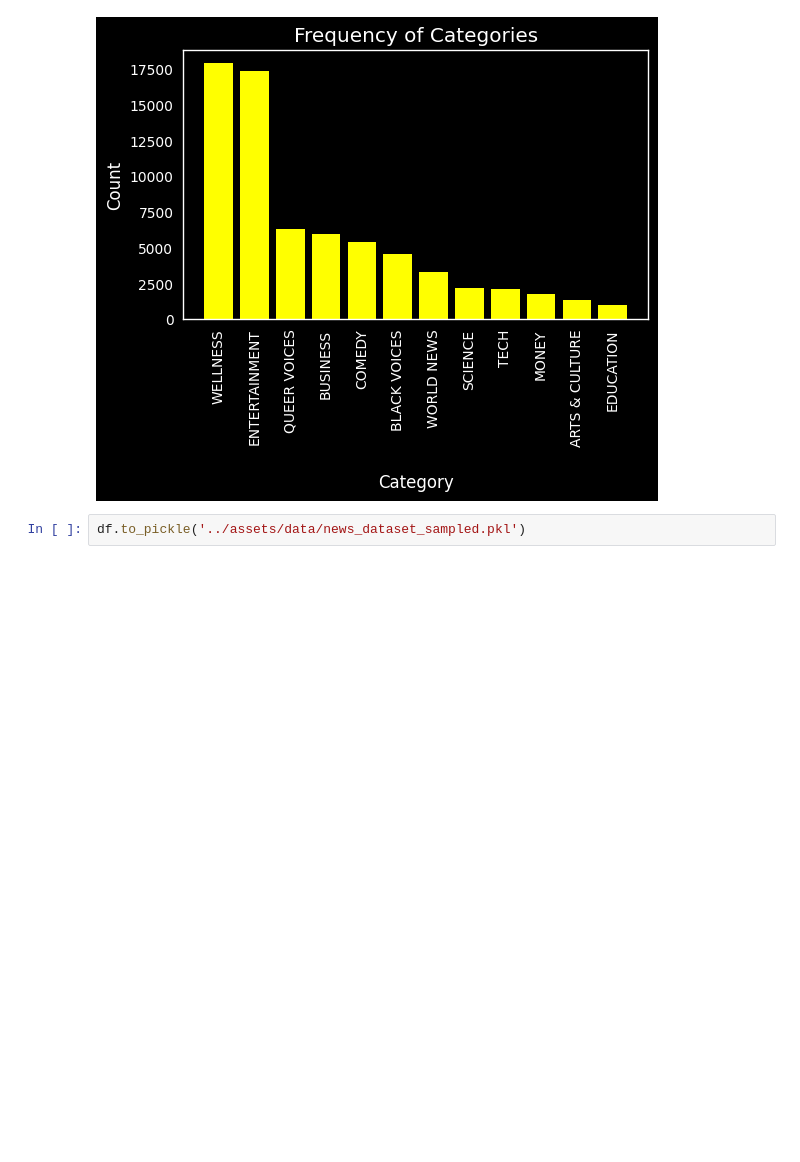
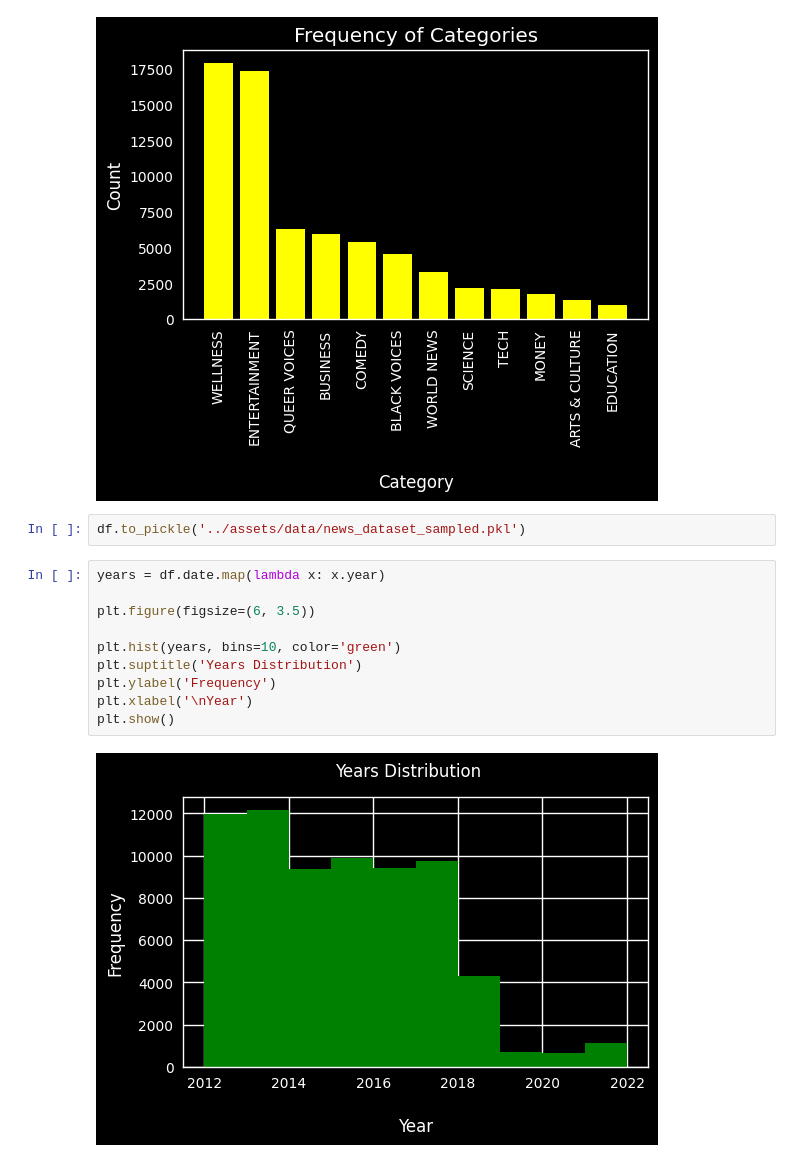
Before and after one commit to naomilago/news_classifications, a Jupyter notebook: notebooks/EDA.ipynb, the cells around one changed output. Cells and saved outputs as stored; diff of their text form; blank space fills up the shorter version.

```diff
--- a/notebooks/EDA.ipynb
+++ b/notebooks/EDA.ipynb
@@ -94,3 +94,15 @@ plt.show()
 [figure]
 # %%
 df.to_pickle('../assets/data/news_dataset_sampled.pkl')
+# %%
+years = df.date.map(lambda x: x.year)
+
+plt.figure(figsize=(6, 3.5))
+
+plt.hist(years, bins=10, color='green')
+plt.suptitle('Years Distribution')
+plt.ylabel('Frequency')
+plt.xlabel('\nYear')
+plt.show()
+# %% [output]
+[figure, added]
```
Also changed, not shown: parts of 4 cells of this notebook, 5 other files.
